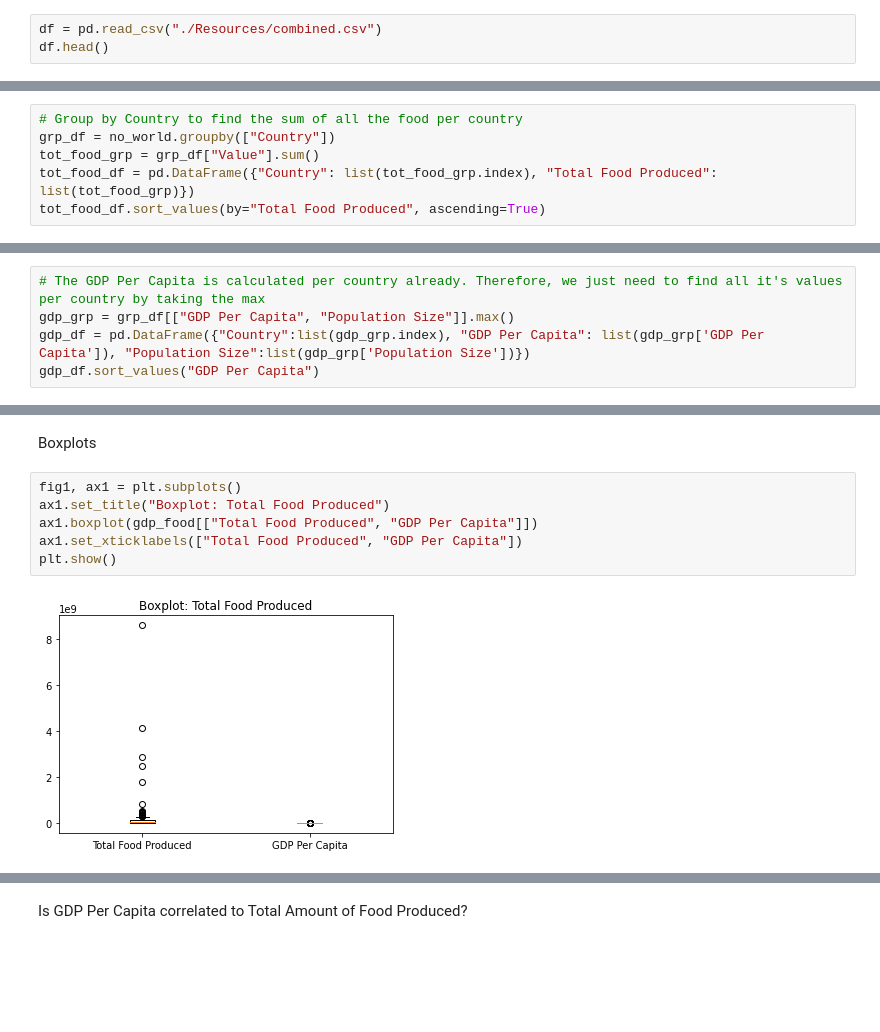
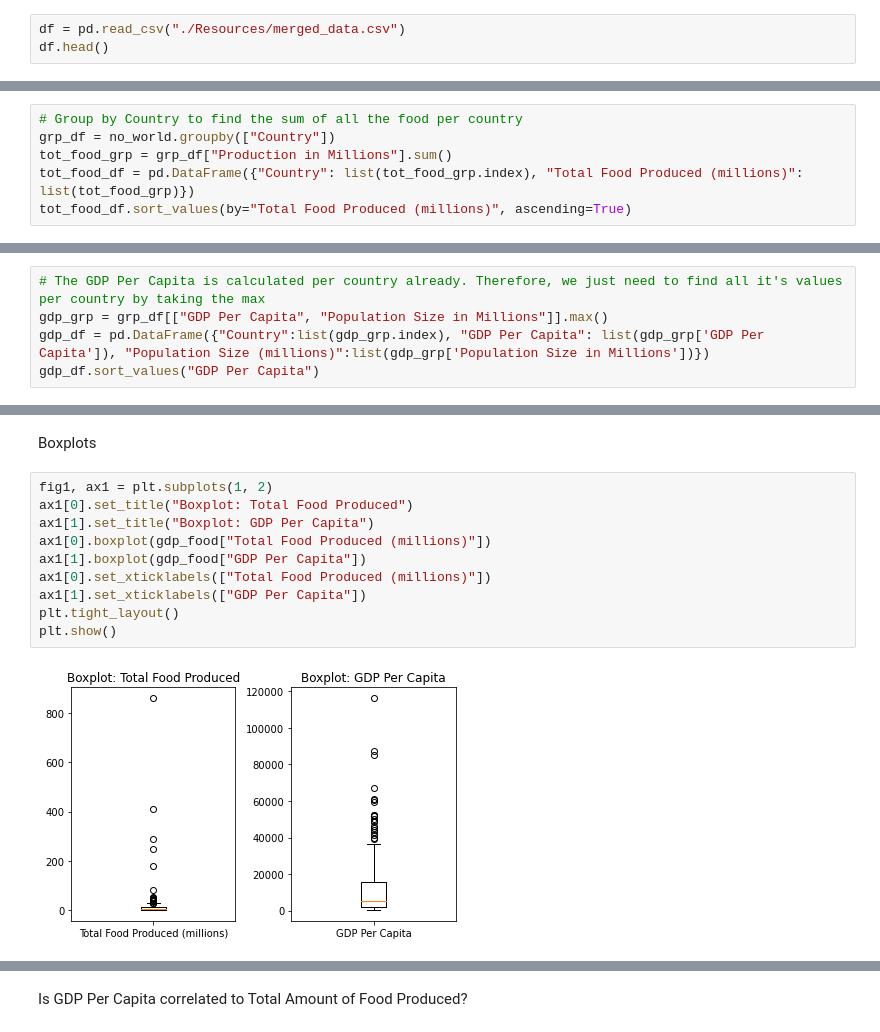
Before and after one commit to jeffbrown961/Project-1, a Jupyter notebook: question_4.ipynb, the cells around one changed output, grey strips where cells are left out. Saved outputs shown, nothing was run; the diff lists cells and outputs as text; blank space fills up the shorter version.

Commit message:
Improved Q4 visuals and analysis

```diff
--- a/question_4.ipynb
+++ b/question_4.ipynb
@@ -10,4 +11,4 @@ import scipy.stats as st
 # %%
-df = pd.read_csv("./Resources/combined.csv")
+df = pd.read_csv("./Resources/merged_data.csv")
 df.head()
 # %% [output]
@@ -92,7 +82,7 @@ no_world = no_missing.loc[no_missing['Country']!= "World",:]
 # %%
 # Group by Country to find the sum of all the food per country
 grp_df = no_world.groupby(["Country"])
-tot_food_grp = grp_df["Value"].sum()
-tot_food_df = pd.DataFrame({"Country": list(tot_food_grp.index), "Total Food Produced": list(tot_food_grp)})
-tot_food_df.sort_values(by="Total Food Produced", ascending=True)
+tot_food_grp = grp_df["Production in Millions"].sum()
+tot_food_df = pd.DataFrame({"Country": list(tot_food_grp.index), "Total Food Produced (millions)": list(tot_food_grp)})
+tot_food_df.sort_values(by="Total Food Produced (millions)", ascending=True)
 # %% [output]
@@ -111,7 +101,7 @@ tot_food_df.sort_values(by="Total Food Produced", ascending=True)
 157 rows × 2 columns
 # %%
 # The GDP Per Capita is calculated per country already. Therefore, we just need to find all it's values per country by taking the max
-gdp_grp = grp_df[["GDP Per Capita", "Population Size"]].max()
-gdp_df = pd.DataFrame({"Country":list(gdp_grp.index), "GDP Per Capita": list(gdp_grp['GDP Per Capita']), "Population Size":list(gdp_grp['Population Size'])})
+gdp_grp = grp_df[["GDP Per Capita", "Population Size in Millions"]].max()
+gdp_df = pd.DataFrame({"Country":list(gdp_grp.index), "GDP Per Capita": list(gdp_grp['GDP Per Capita']), "Population Size (millions)":list(gdp_grp['Population Size in Millions'])})
 gdp_df.sort_values("GDP Per Capita")
 # %% [output]
@@ -196,11 +186,15 @@ Not normal.
 # %% [markdown]
 Boxplots
 # %%
-fig1, ax1 = plt.subplots()
-ax1.set_title("Boxplot: Total Food Produced")
-ax1.boxplot(gdp_food[["Total Food Produced", "GDP Per Capita"]])
-ax1.set_xticklabels(["Total Food Produced", "GDP Per Capita"])
+fig1, ax1 = plt.subplots(1, 2)
+ax1[0].set_title("Boxplot: Total Food Produced")
+ax1[1].set_title("Boxplot: GDP Per Capita")
+ax1[0].boxplot(gdp_food["Total Food Produced (millions)"])
+ax1[1].boxplot(gdp_food["GDP Per Capita"])
+ax1[0].set_xticklabels(["Total Food Produced (millions)"])
+ax1[1].set_xticklabels(["GDP Per Capita"])
+plt.tight_layout()
 plt.show()
 # %% [output]
-[figure, old version]
+[figure, new version]
 # %%
```
Also changed, not shown: parts of 63 cells of this notebook, 7 other files.
